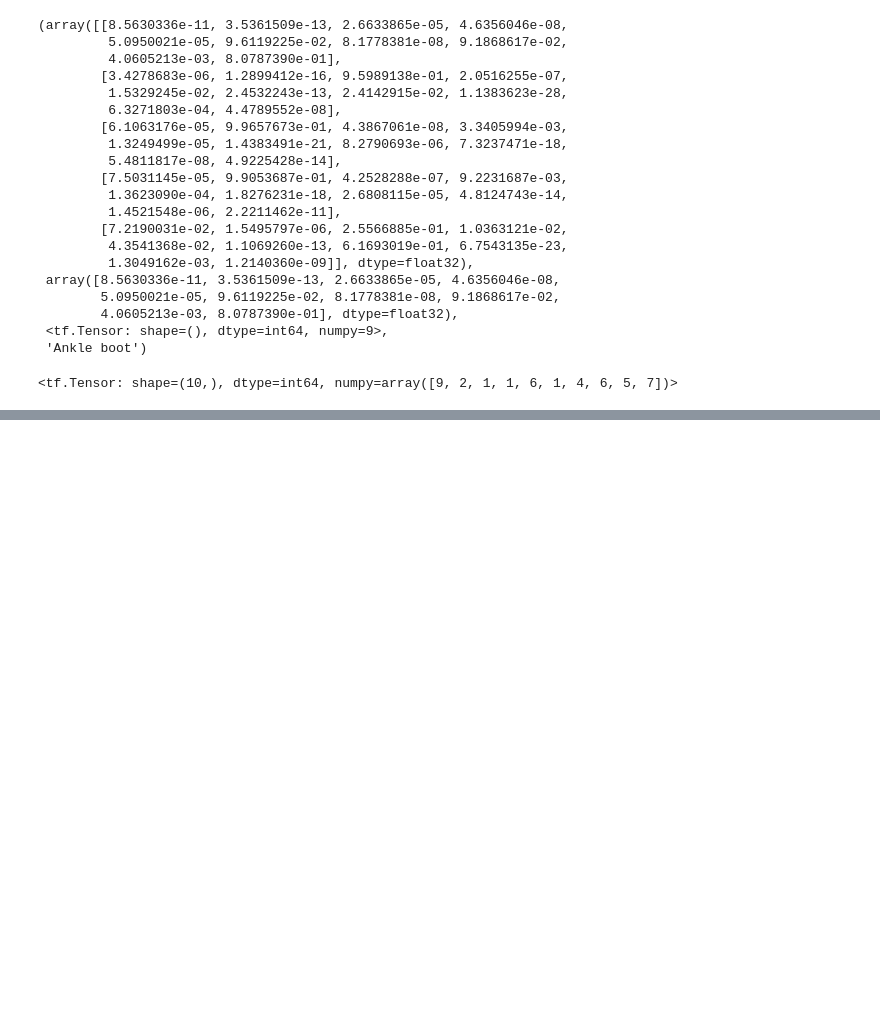
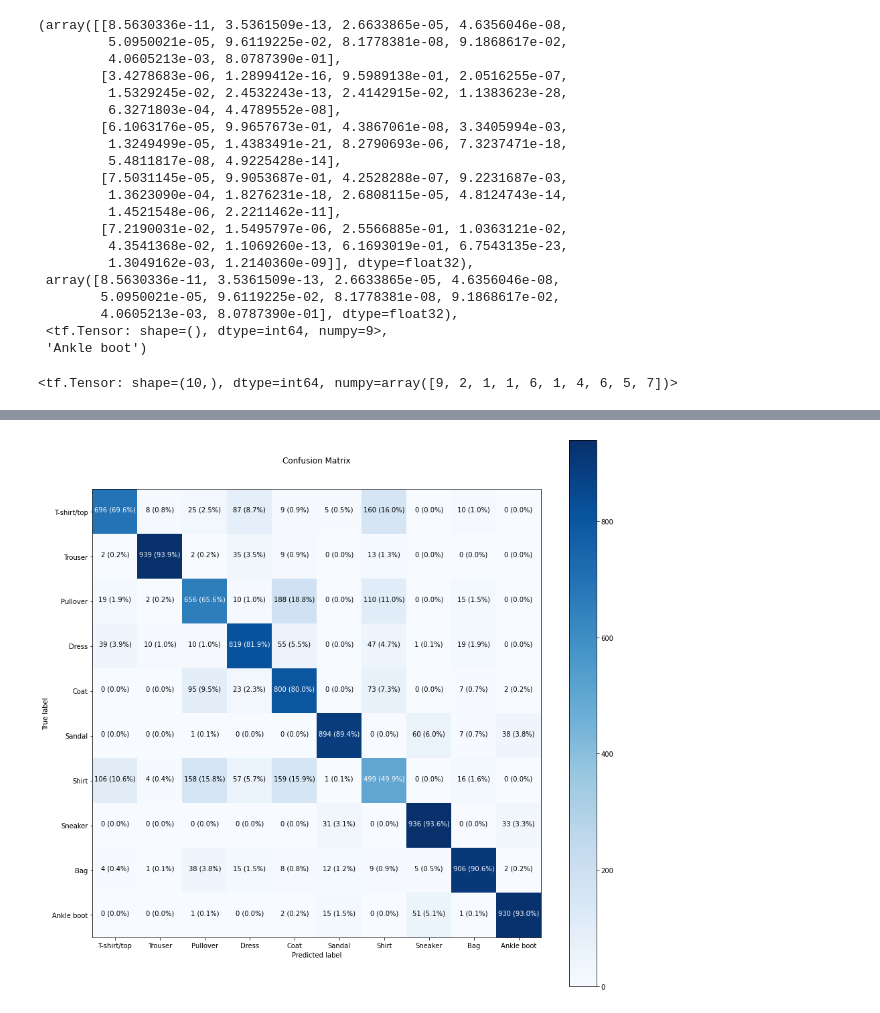
Before and after one commit to Shubhranshu-Malhotra/Tensorflow-Developer-ZTM, a Jupyter notebook: [Practice_Project]_02_neural_network_classification_in_tensorflow.ipynb, the cells around one changed output, grey strips where cells are left out. Cells and saved outputs as stored; diff of their text form; code cells hidden in the pictures; blank space fills up the shorter version.

```diff
--- a/[Practice_Project]_02_neural_network_classification_in_tensorflow.ipynb
+++ b/[Practice_Project]_02_neural_network_classification_in_tensorflow.ipynb
@@ -513,0 +555,6 @@ NameError: ignored
+# %%
+# Visualize confusion matrix using our function
+
+make_confusion_matrix(y_true = y_test, y_pred = y_preds, classes=class_to_label.values(), figsize=(15, 15), text_size=10)
+# %% [output]
+[figure, added]
```
Also changed, not shown: parts of 9 cells of this notebook.
